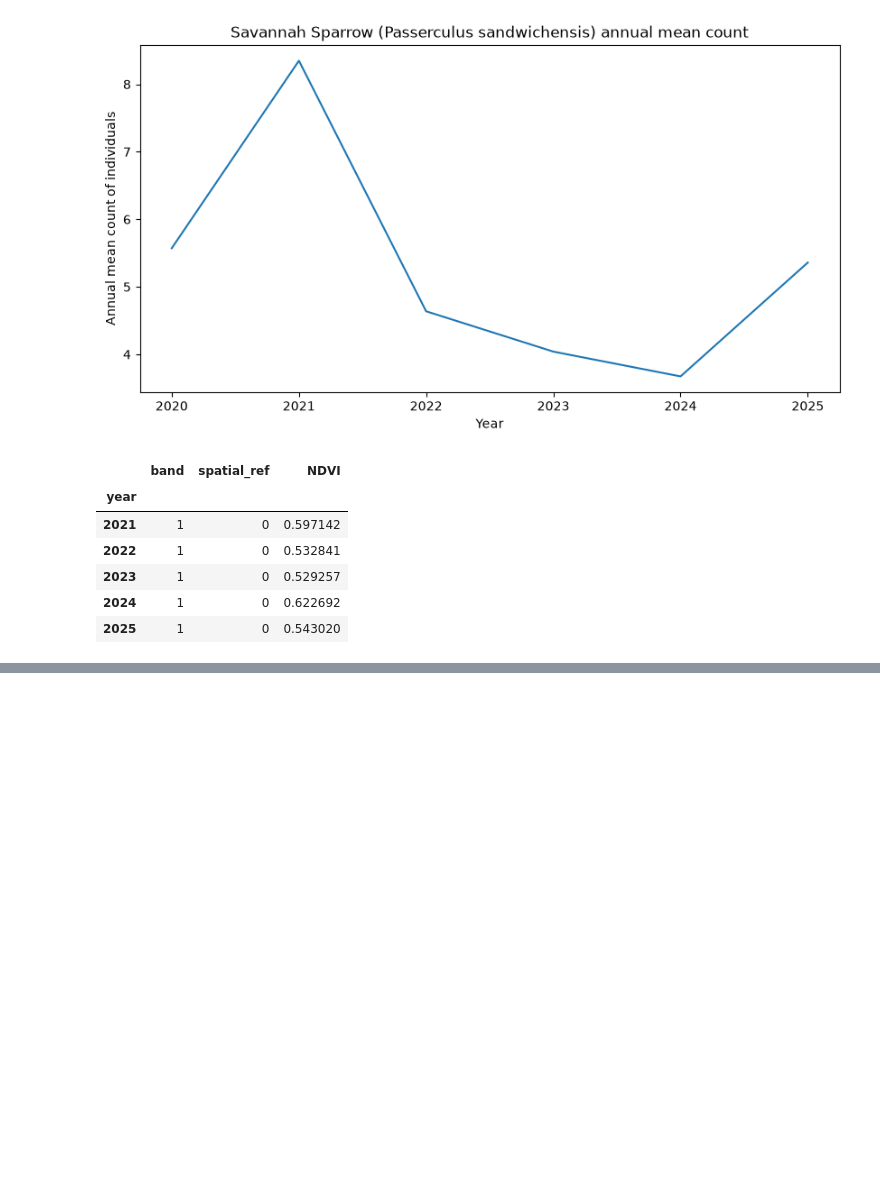
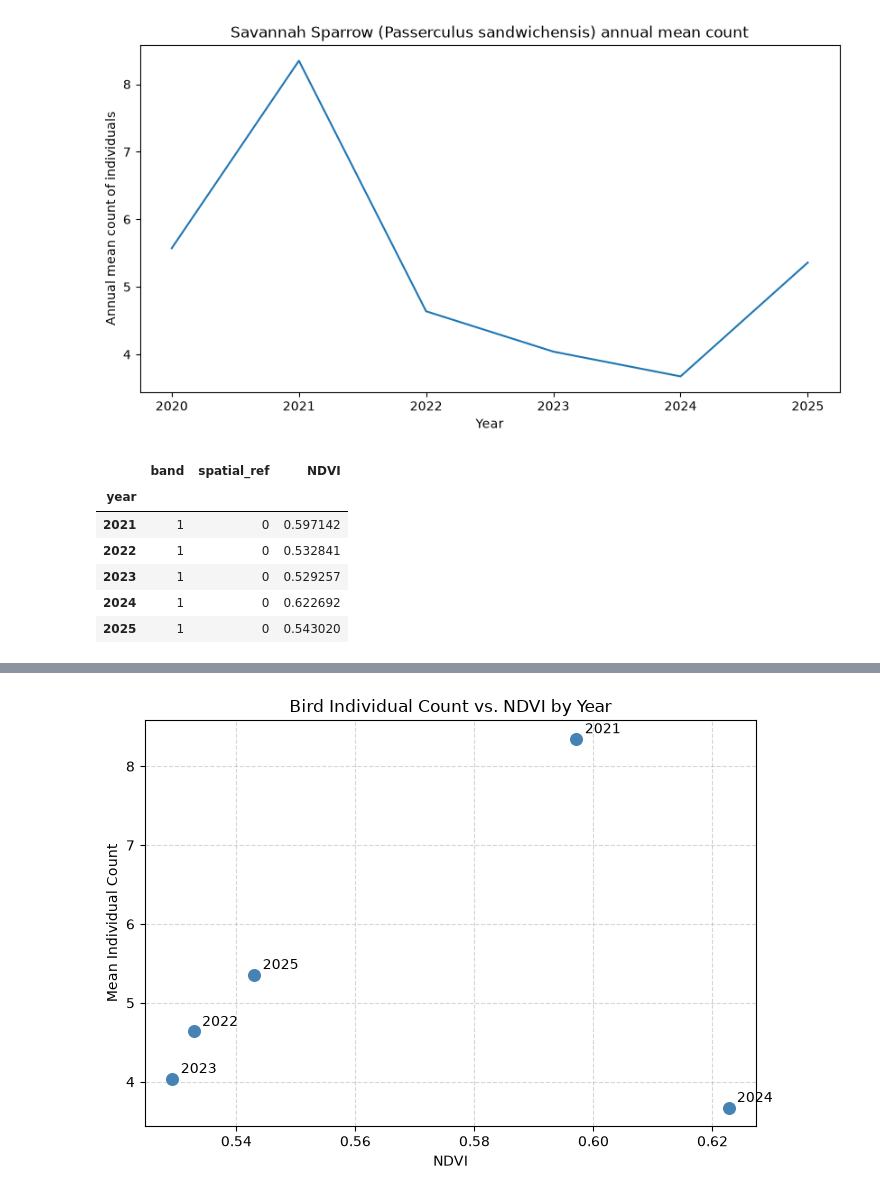
Before and after one commit to AdeliaHoneywood/final-project, a Jupyter notebook: 05_correlation_matrix.ipynb, the cells around one changed output, grey strips where cells are left out. Drawn from its saved outputs; the diff is of its cells as text; code cells hidden in the pictures; blank space fills up the shorter version.

```diff
--- a/05_correlation_matrix.ipynb
+++ b/05_correlation_matrix.ipynb
@@ -148,0 +158,27 @@ plt.show()
+# %%
+import matplotlib.pyplot as plt
+
+# Use the cleaned 'data' DataFrame from your correlation step
+fig, ax = plt.subplots(figsize=(7, 5))
+
+ax.scatter(data["NDVI"], data["individualCount"], color="steelblue", s=70, zorder=3)
+
+# Add year labels next to each dot
+for year, row in data.iterrows():
+    ax.annotate(
+        str(year),
+        (row["NDVI"], row["individualCount"]),
+        xytext=(6, 4),
+        textcoords="offset points",
+        fontsize=10
+    )
+
+ax.set_xlabel("NDVI")
+ax.set_ylabel("Mean Individual Count")
+ax.set_title("Bird Individual Count vs. NDVI by Year")
+ax.grid(True, linestyle="--", alpha=0.5)
+
+plt.tight_layout()
+plt.show()
+# %% [output]
+[figure, added]
```
Also changed, not shown: parts of 6 cells of this notebook, 3 other files.
